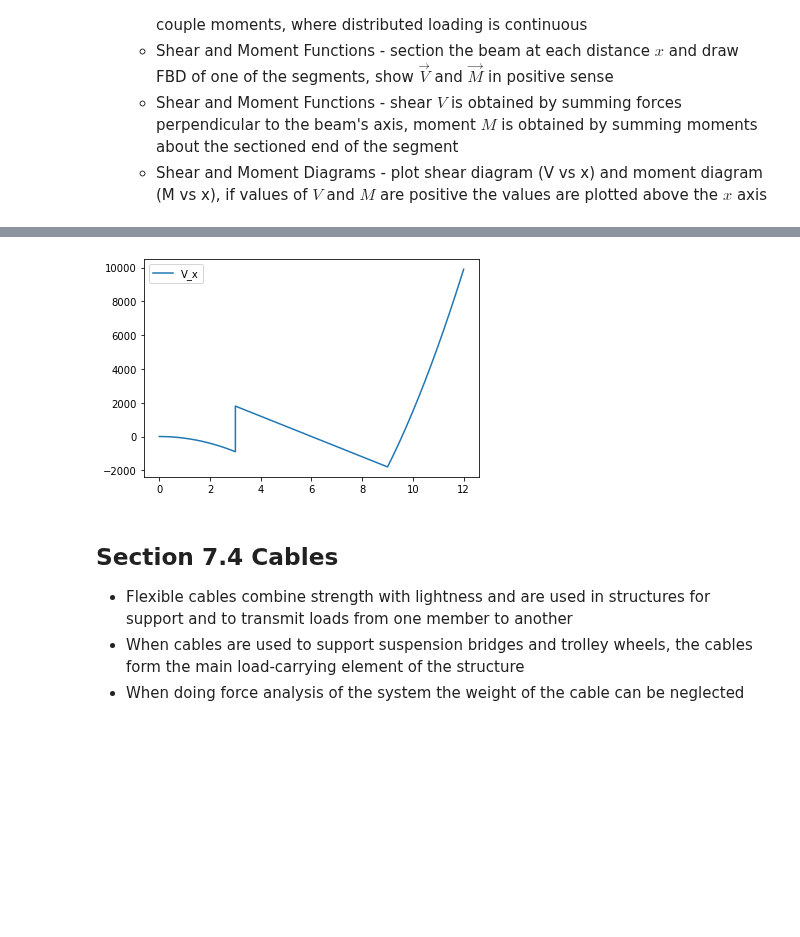
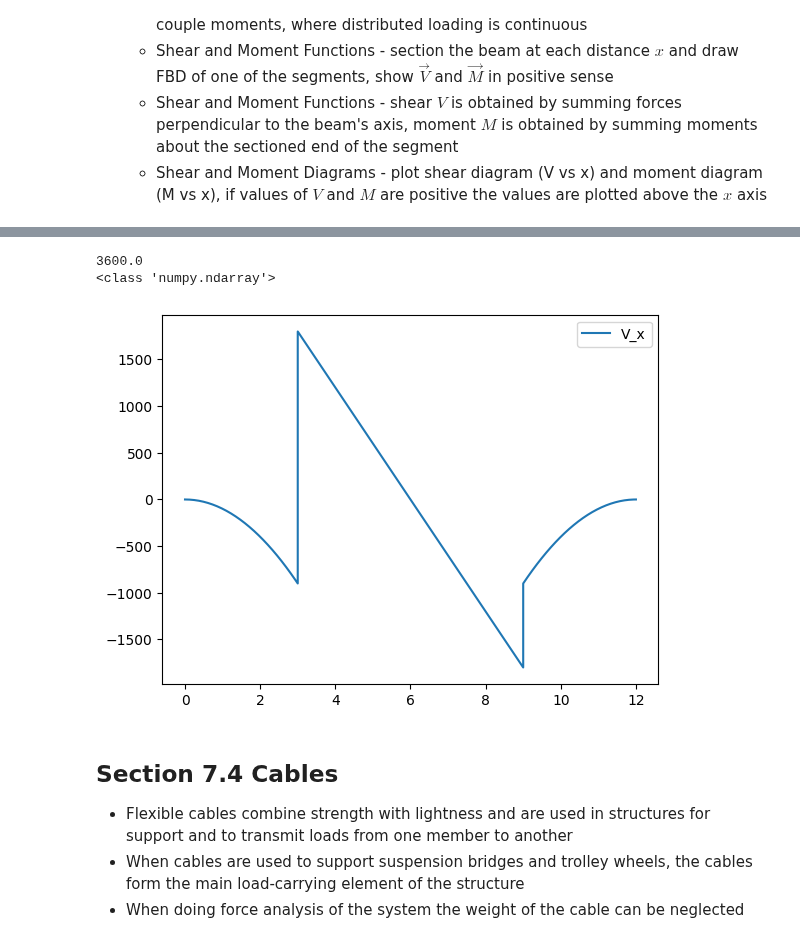
Before and after one commit to michaelhotchkiss/Statics, a Jupyter notebook: Chapter 7 - Internal Forces.ipynb, the cells around one changed output, grey strips where cells are left out. Saved outputs shown, nothing was run; the diff lists cells and outputs as text; code cells hidden in the pictures; blank space fills up the shorter version.

```diff
--- a/Chapter 7 - Internal Forces.ipynb
+++ b/Chapter 7 - Internal Forces.ipynb
@@ -139,7 +139,6 @@ equation_AD = lambda x: 600/3 * (x-9)
 x_w_AD = lambda x: 600/3 * (x-9)**2
 force_R_AD = integrate.quad(equation_AD, 9, 12)[0]
 positions['F_R_AD'] = d_1 + d_2 + d_3 - integrate.quad(x_w_AD, 9, 12)[0] / force_R_AD
-
 x_1 = np.linspace(0,d_1)
 x_2 = np.linspace(d_1, d_1 + d_2)
 x_3 = np.linspace(d_1 + d_2,d_1 + d_2 + d_3)
@@ -150,39 +149,45 @@ N_B = (force_R_BA * (positions['A'] - positions['F_R_BA']) + force_R_CB * (posit
 A_y = (-force_R_CB * (positions['B'] - positions['F_R_CB']) + force_R_BA * (positions['F_R_BA'] - positions['B']) + force_R_AD * (positions['F_R_AD'] - positions['B'])) / (positions['A'] - positions['B'])
 # sum of F_y on CB
 # V_x_CB = -1/2 * w * x_1/d_1 * x_1 = -100*x_1**2
 V_x_CB = -100 * x_1**2
 # moment about CB
 # M_x_CB = -1/2 * w* x_1/d_1 * 1/3 * x_2 = -100*x_1**3/3
 M_x_CB = -100 * x_1**3 / 3
 # sum F_y on BA
 # V_x_BA = -force_R_CB + N_B - (x_2-3) * w = 1800 - 600(x_2-3)
 V_x_BA = -force_R_CB + N_B - w * (x_2-3)
 # moment about BA
 # M_x_BA = -force_R_CB * (x-2)) + N_B * (x-3) - w * (x-3) * (x-3)/2 = -900(x-2) + N_B(x-3) - w/2 * (x-3)**2
 M_x_BA = -force_R_CB * (x_2-2) + N_B * (x_2 - 3) - w/2 * (x_2 - 3)**2
 # sum of F_y on AD
 # V_x_AD = 1/2 * 600x/3 * x = 100x**2
-#V_x_AD = -100 * (x_3-9)**2 + 900
+# V_x_AD = -100 * (x_3-9)**2 + 900
+
 test = lambda x: -(2400-600 * x)
+new = lambda x: 600 * (12-x)/(12-9)
 # test2 = integrate.quad(test, 9, x_3)[0]
 random = []
 for x in x_3:
-    random.append(integrate.quad(test, 9, x)[0])
-
-V_x_AD = random - A_y + 900
+    random.append(integrate.quad(new, 9, x)[0])
+random = np.array(random)
+print(force_R_BA)
+print(type(random))
+V_x_AD = random + force_R_BA + force_R_CB - N_B - A_y
 # moment about AD
 # M_x_AD = -1/2 * 600x/3 * x * 1/3 * x = -100x**3/3
 M_x_DA = 100 * (12 - x_3)**3 / 3 - 900
 
 x_4 = np.hstack((x_1,x_2,x_3))
 V_x = np.hstack((V_x_CB,V_x_BA,V_x_AD))
 M_x = np.hstack((M_x_CB,M_x_BA,M_x_DA))
-plt.plot(x_4,V_x)
+#plt.plot(x_4,V_x)
 #plt.plot(x_4,M_x)
 plt.legend(['V_x','M_x'])
 plt.show()
 # %% [output]
+3600.0
+<class 'numpy.ndarray'>
-[figure, old version]
+[figure, new version]
 # %% [markdown]
 ## Section 7.4 Cables
 * Flexible cables combine strength with lightness and are used in structures for support and to transmit loads from one member to another
```
Also changed, not shown: parts of 3 cells of this notebook, 2 other files.
